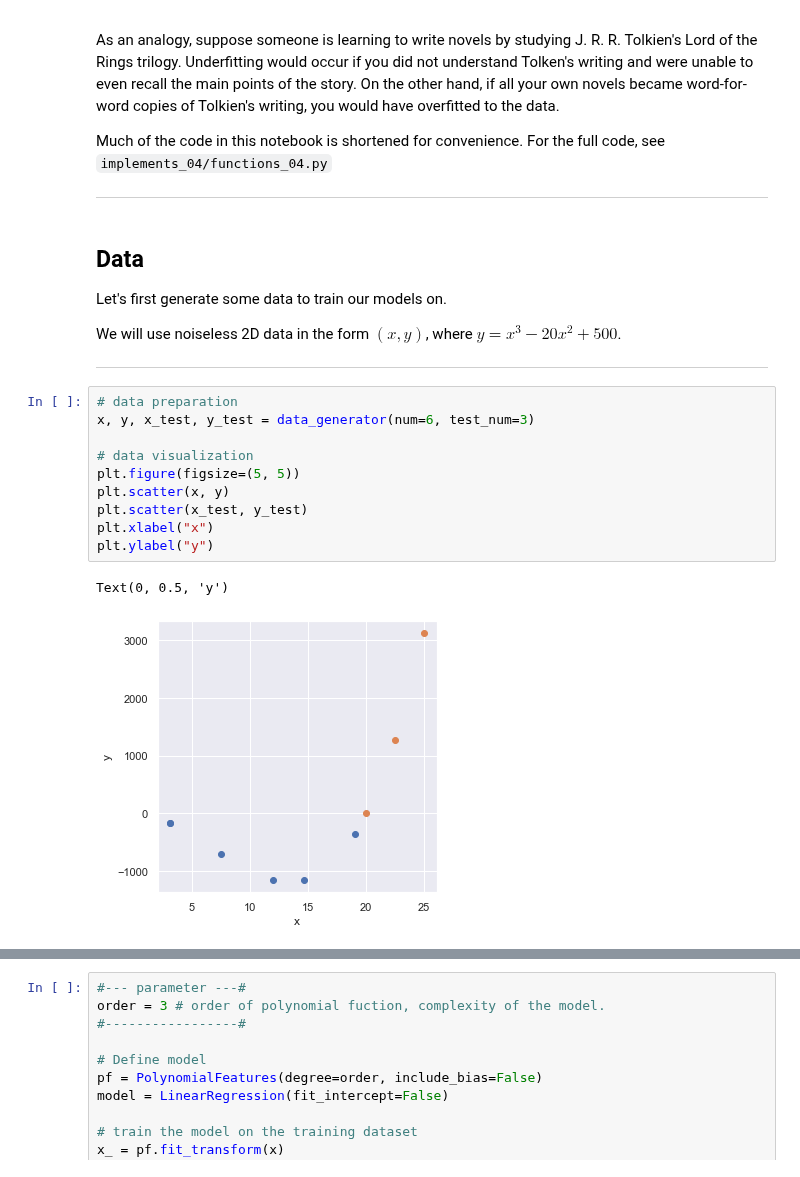
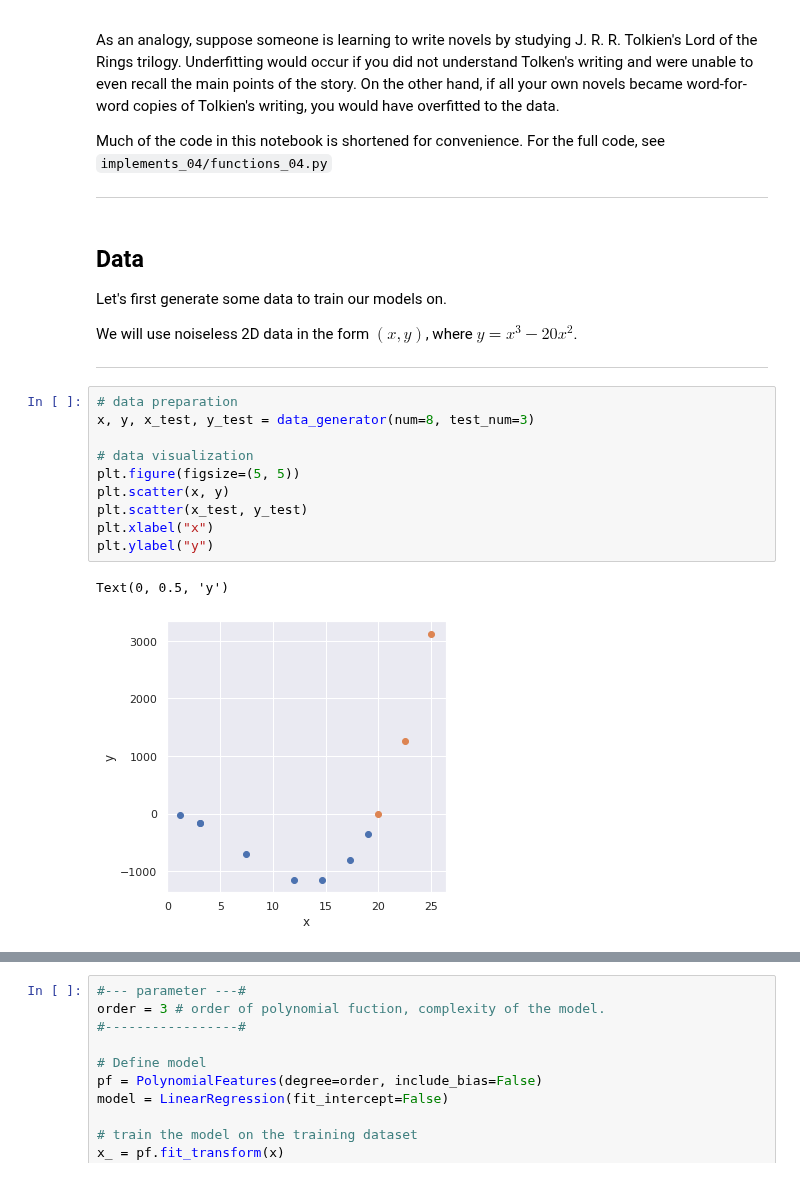
Before and after one commit to shinshoji01/gonken-lesson, a Jupyter notebook: 2020/04_Overfittng_and_Underfittng.ipynb, the cells around one changed output, grey strips where cells are left out. Drawn from its saved outputs; the diff is of its cells as text.

```diff
--- a/2020/04_Overfittng_and_Underfittng.ipynb
+++ b/2020/04_Overfittng_and_Underfittng.ipynb
@@ -52,22 +52,22 @@ Much of the code in this notebook is shortened for convenience. For the full cod
 
 Let's first generate some data to train our models on.
 
-We will use noiseless 2D data in the form $(x, y)$, where $y=x^3-20x^2+500$.
+We will use noiseless 2D data in the form $(x, y)$, where $y=x^3-20x^2$.
 
 ---
 # %%
 # data preparation
-x, y, x_test, y_test = data_generator(num=6, test_num=3)
+x, y, x_test, y_test = data_generator(num=8, test_num=3)
 
 # data visualization
 plt.figure(figsize=(5, 5))
 plt.scatter(x, y)
 plt.scatter(x_test, y_test)
 plt.xlabel("x")
 plt.ylabel("y")
 # %% [output]
 Text(0, 0.5, 'y')
-[figure, old version]
+[figure, new version]
 # %% [markdown]
 ## Polynomial Regression
 In this experiment, we will the [mean squared error (MSE)](https://www.freecodecamp.org/news/machine-learning-mean-squared-error-regression-line-c7dde9a26b93/) as our loss function. It is defined as:
```
Also changed, not shown: parts of 24 cells of this notebook.
